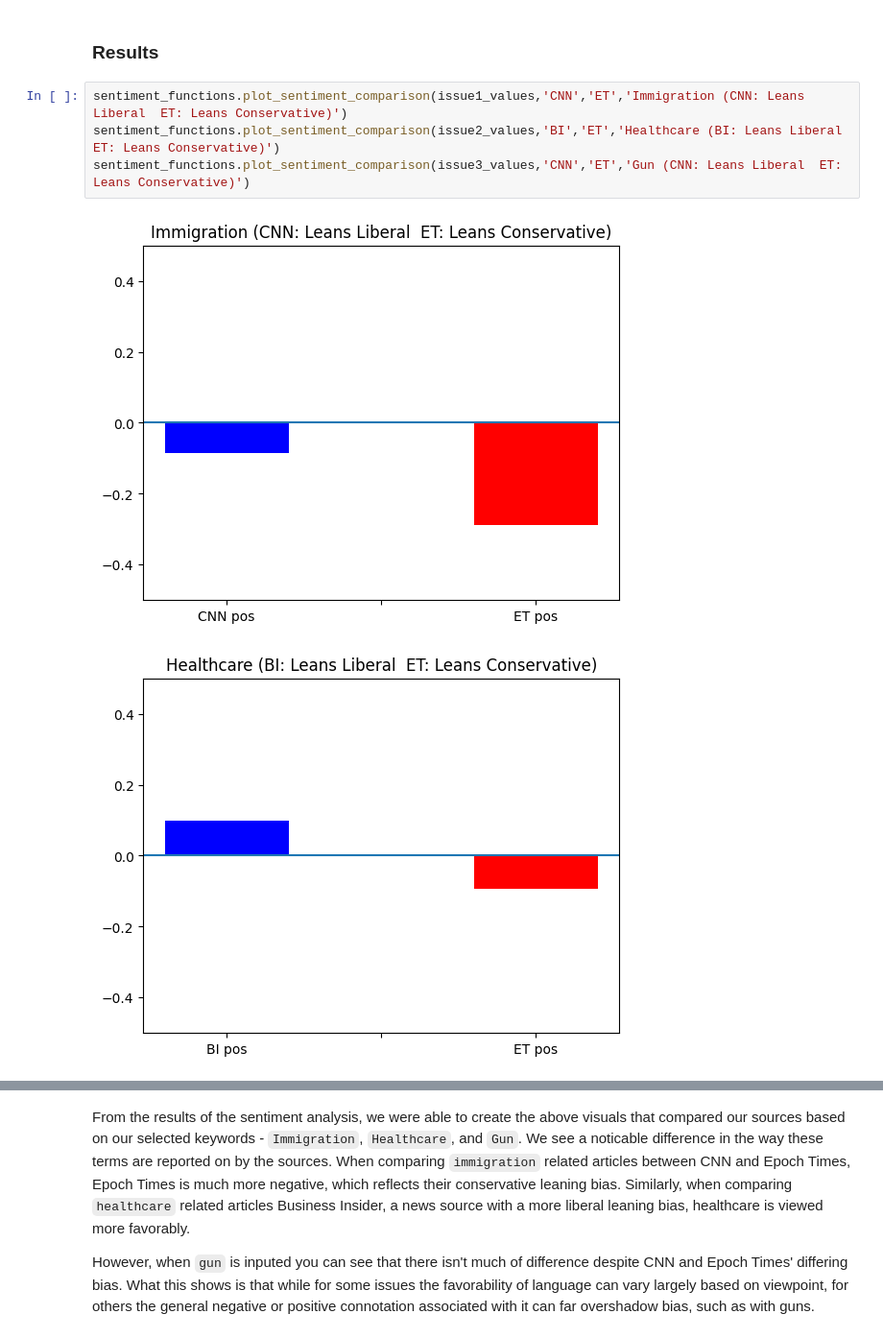
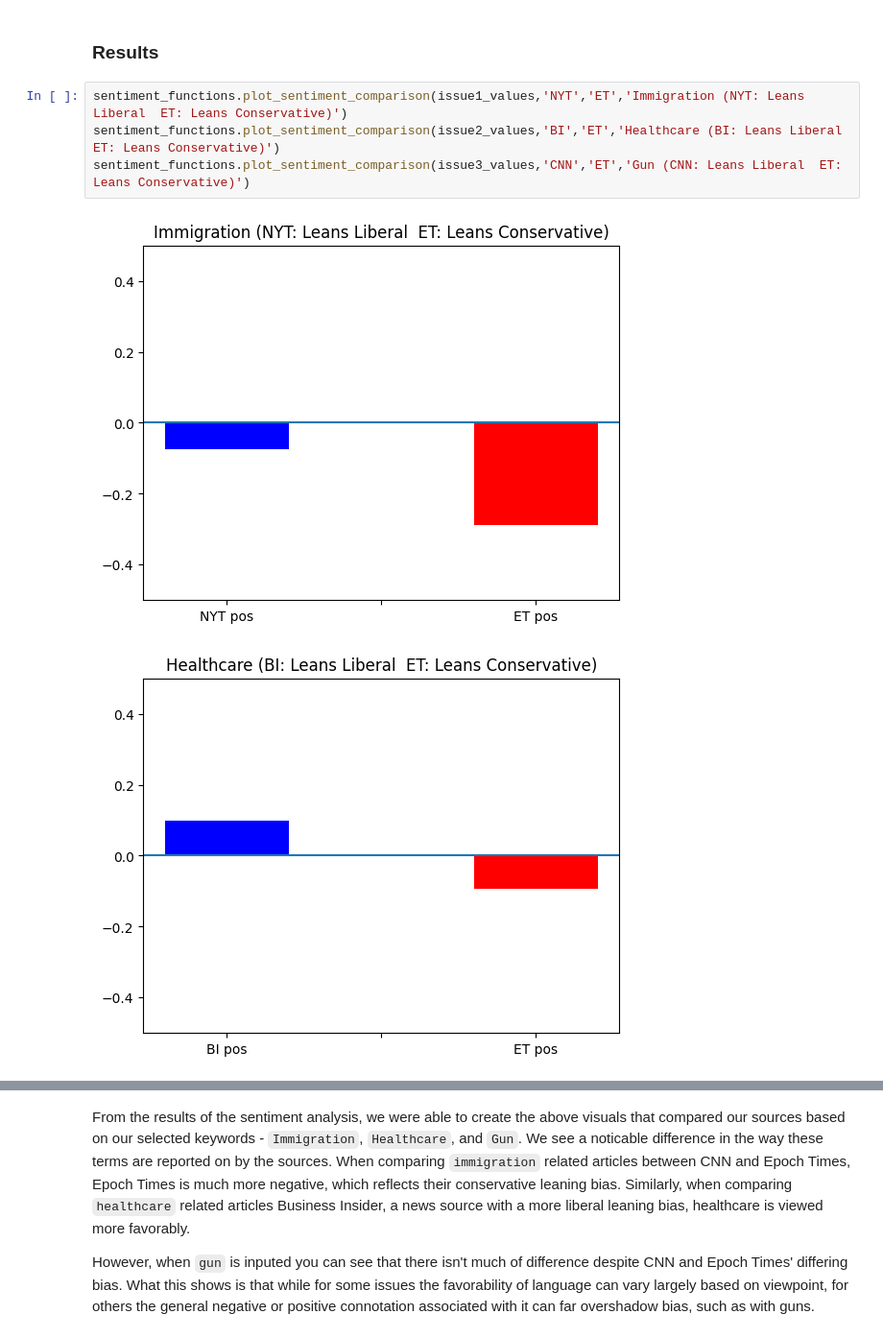
Before and after one commit to olincollege/HeadlineCorrelation, a Jupyter notebook: HeadlineCorrelation.ipynb, the cells around one changed output, grey strips where cells are left out. Shown at 96% size. Cells and saved outputs as stored; diff of their text form.

```diff
--- a/HeadlineCorrelation.ipynb
+++ b/HeadlineCorrelation.ipynb
@@ -78,11 +78,11 @@ We then used the sentiment analyser from the nltk library to determine the posit
 # %% [markdown]
 ### Results
 # %%
-sentiment_functions.plot_sentiment_comparison(issue1_values,'CNN','ET','Immigration (CNN: Leans Liberal  ET: Leans Conservative)')
+sentiment_functions.plot_sentiment_comparison(issue1_values,'NYT','ET','Immigration (NYT: Leans Liberal  ET: Leans Conservative)')
 sentiment_functions.plot_sentiment_comparison(issue2_values,'BI','ET','Healthcare (BI: Leans Liberal  ET: Leans Conservative)')
 sentiment_functions.plot_sentiment_comparison(issue3_values,'CNN','ET','Gun (CNN: Leans Liberal  ET: Leans Conservative)')
 # %% [output]
-[figure, old version]
+[figure, new version]
 [figure]
 [figure]
 # %% [markdown]
```
Also changed, not shown: parts of 2 cells of this notebook.
